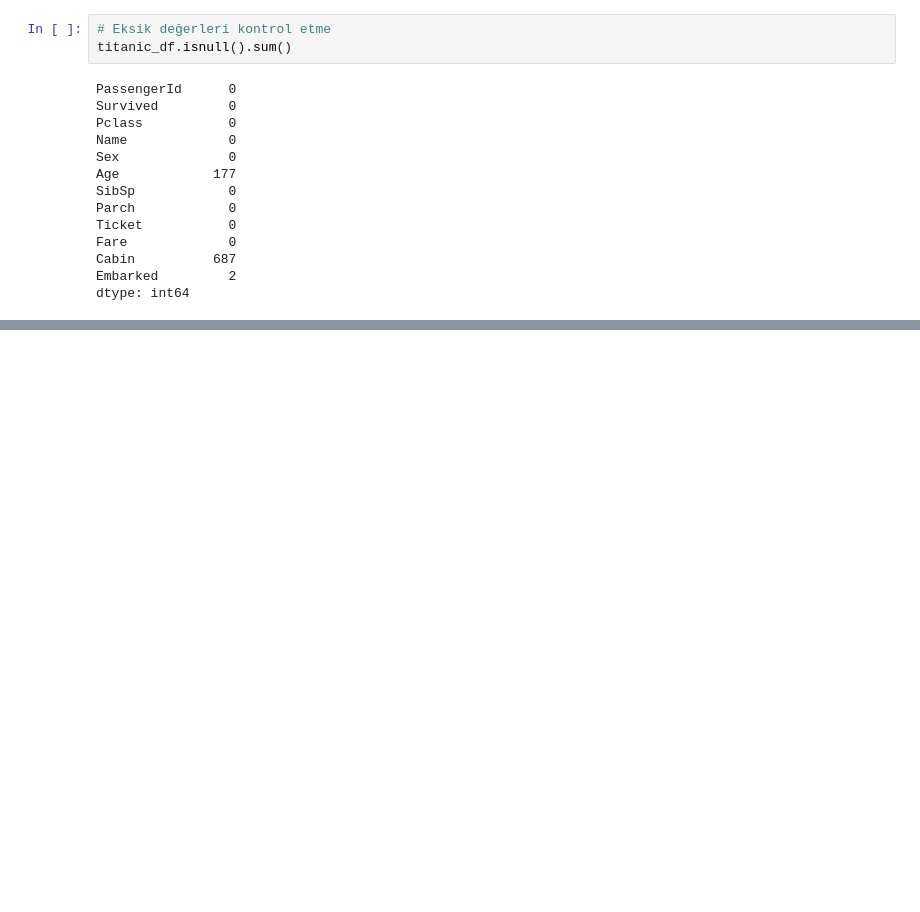
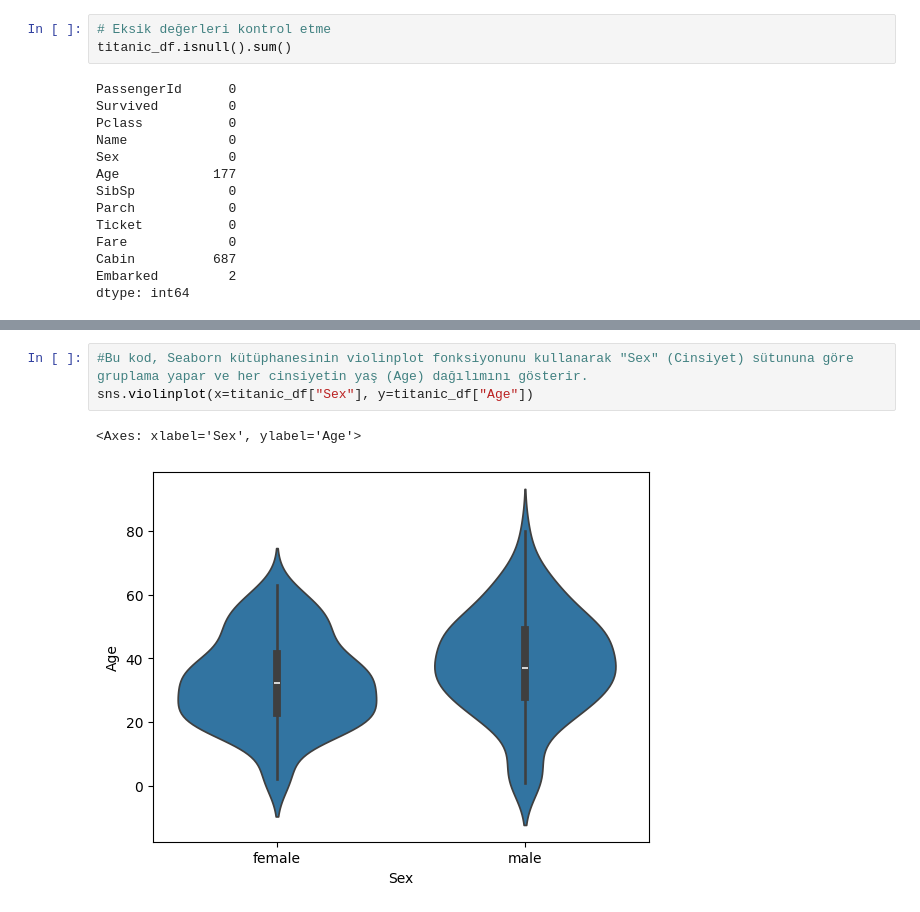
Before and after one commit to Nurbanuak/data.project, a Jupyter notebook: exercises/week-3-exercise.ipynb, the cells around one changed output, grey strips where cells are left out. Cells and saved outputs as stored; diff of their text form; blank space fills up the shorter version.

```diff
--- a/exercises/week-3-exercise.ipynb
+++ b/exercises/week-3-exercise.ipynb
@@ -68,0 +111,6 @@ KeyError: "None of [Index(['age'], dtype='object')] are in the [columns]"
+# %%
+#Bu kod, Seaborn kütüphanesinin violinplot fonksiyonunu kullanarak "Sex" (Cinsiyet) sütununa göre gruplama yapar ve her cinsiyetin yaş (Age) dağılımını gösterir.
+sns.violinplot(x=titanic_df["Sex"], y=titanic_df["Age"])
+# %% [output]
+<Axes: xlabel='Sex', ylabel='Age'>
+[figure, added]
```
Also changed, not shown: parts of 21 cells of this notebook.
